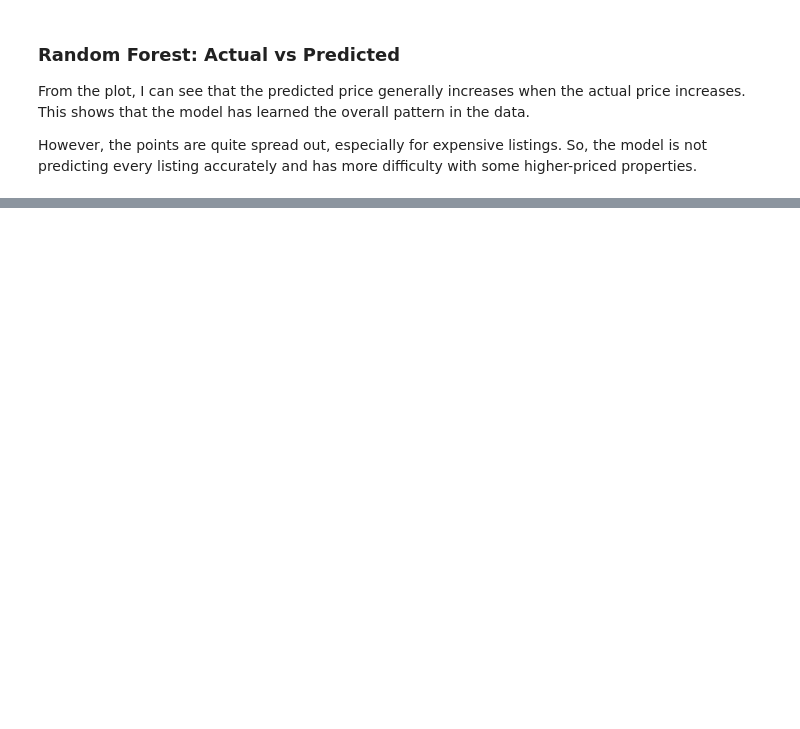
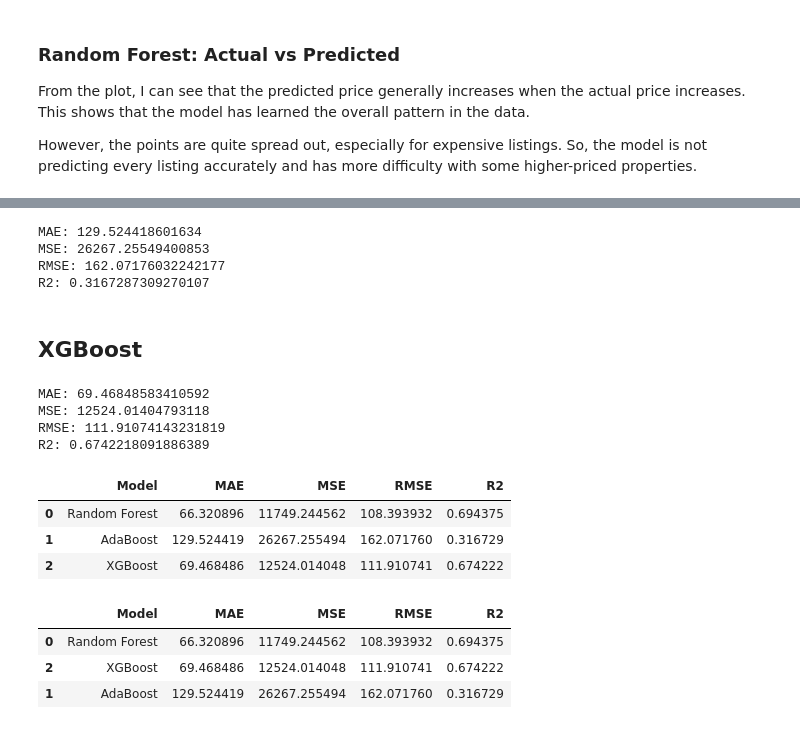
Before and after one commit to adityasaini-devx/Task_03-Unsupervised-Learning, a Jupyter notebook: Task-3.ipynb, the cells around one changed output, grey strips where cells are left out. Cells and saved outputs as stored; diff of their text form; code cells hidden in the pictures; blank space fills up the shorter version.

```diff
--- a/Task-3.ipynb
+++ b/Task-3.ipynb
@@ -968,0 +978,14 @@ However, the points are quite spread out, especially for expensive listings. So,
+# %%
+ada_mae, ada_mse, ada_rmse, ada_r2 = evaluate(y_test, ada_pred)
+
+print("MAE:", ada_mae)
+print("MSE:", ada_mse)
+print("RMSE:", ada_rmse)
+print("R2:", ada_r2)
+# %% [output]
+MAE: 129.524418601634
+MSE: 26267.25549400853
+RMSE: 162.07176032242177
+R2: 0.3167287309270107
+# %% [markdown]
+## XGBoost
@@ -968,0 +998,32 @@ However, the points are quite spread out, especially for expensive listings. So,
+# %%
+xgb_mae, xgb_mse, xgb_rmse, xgb_r2 = evaluate(y_test, xgb_pred)
+
+print("MAE:", xgb_mae)
+print("MSE:", xgb_mse)
+print("RMSE:", xgb_rmse)
+print("R2:", xgb_r2)
+# %% [output]
+MAE: 69.46848583410592
+MSE: 12524.01404793118
+RMSE: 111.91074143231819
+R2: 0.6742218091886389
+# %%
+results = pd.DataFrame({"Model": ["Random Forest", "AdaBoost", "XGBoost"],
+                        "MAE": [rf_mae, ada_mae, xgb_mae],
+                        "MSE": [rf_mse, ada_mse, xgb_mse],
+                        "RMSE": [rf_rmse, ada_rmse, xgb_rmse],
+                        "R2": [rf_r2, ada_r2, xgb_r2]
+})
+results
+# %% [output]
+|  | Model | MAE | MSE | RMSE | R2 |
+| 0 | Random Forest | 66.320896 | 11749.244562 | 108.393932 | 0.694375 |
+| 1 | AdaBoost | 129.524419 | 26267.255494 | 162.071760 | 0.316729 |
+| 2 | XGBoost | 69.468486 | 12524.014048 | 111.910741 | 0.674222 |
+# %%
+results.sort_values("RMSE")
+# %% [output]
+|  | Model | MAE | MSE | RMSE | R2 |
+| 0 | Random Forest | 66.320896 | 11749.244562 | 108.393932 | 0.694375 |
+| 2 | XGBoost | 69.468486 | 12524.014048 | 111.910741 | 0.674222 |
+| 1 | AdaBoost | 129.524419 | 26267.255494 | 162.071760 | 0.316729 |
```
Also changed, not shown: parts of 14 cells of this notebook.
